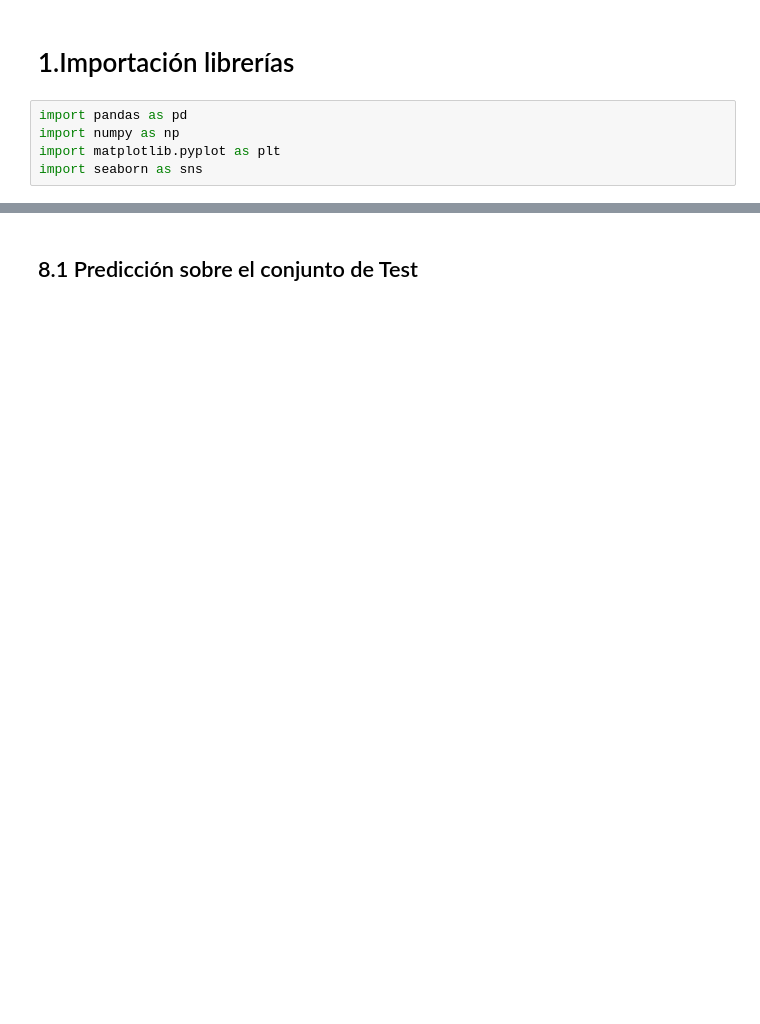
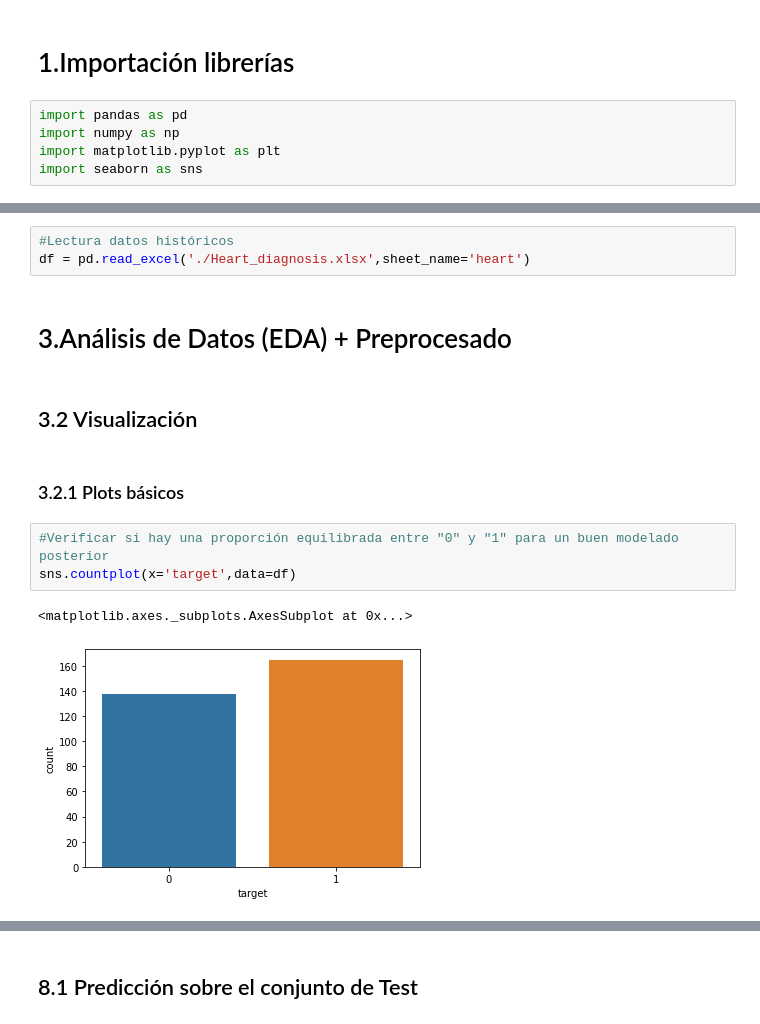
Before and after one commit to SebasCS-1/Proyecto_A_Riesgo_Crediticio, a Jupyter notebook: notebooks/03_ANN_Modelo1.ipynb, the cells around one changed output, grey strips where cells are left out. Saved outputs shown, nothing was run; the diff lists cells and outputs as text; blank space fills up the shorter version.

```diff
--- a/notebooks/03_ANN_Modelo1.ipynb
+++ b/notebooks/03_ANN_Modelo1.ipynb
@@ -86,0 +29,15 @@ from sklearn.metrics import mean_squared_error,mean_absolute_error,explained_var
+# %%
+#Lectura datos históricos
+df = pd.read_excel('./Heart_diagnosis.xlsx',sheet_name='heart')
+# %% [markdown]
+# 3.Análisis de Datos (EDA) + Preprocesado
+# %% [markdown]
+## 3.2 Visualización
+# %% [markdown]
+### 3.2.1 Plots básicos
+# %%
+#Verificar si hay una proporción equilibrada entre "0" y "1" para un buen modelado posterior
+sns.countplot(x='target',data=df)
+# %% [output]
+<matplotlib.axes._subplots.AxesSubplot at 0x...>
+[figure, added]
```
Also changed, not shown: parts of 98 cells of this notebook.
